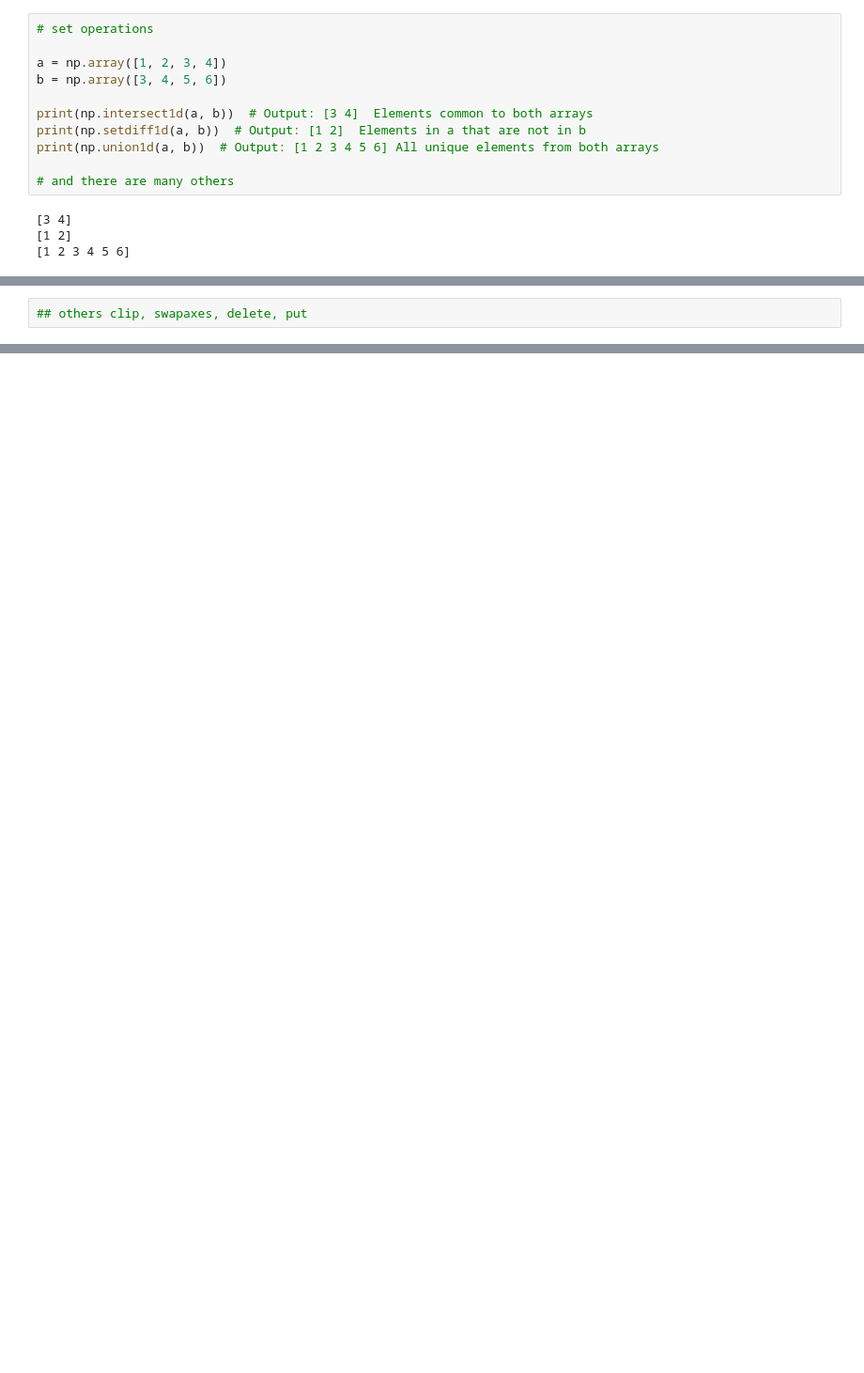
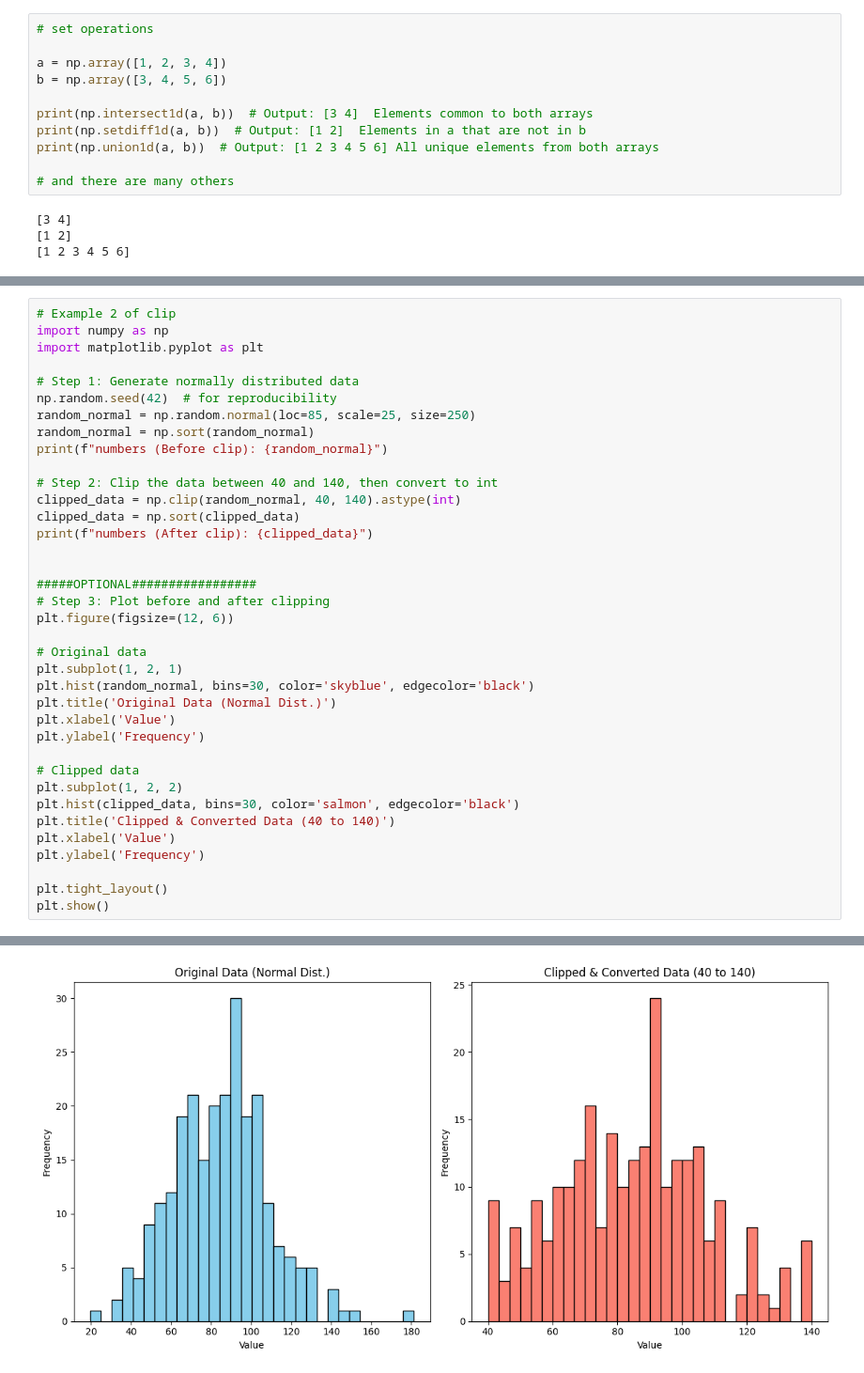
Before and after one commit to ash322ash422/tut_pandas_numpy, a Jupyter notebook: tut_numpy_3_arraymath.ipynb, the cells around one changed output, grey strips where cells are left out. Shown: that part at 94% size. Cells and saved outputs as stored; diff of their text form; blank space fills up the shorter version.

```diff
--- a/tut_numpy_3_arraymath.ipynb
+++ b/tut_numpy_3_arraymath.ipynb
@@ -855,2 +893,38 @@ print(np.union1d(a, b))  # Output: [1 2 3 4 5 6] All unique elements from both a
 # %%
-## others clip, swapaxes, delete, put
+# Example 2 of clip
+import numpy as np
+import matplotlib.pyplot as plt
+
+# Step 1: Generate normally distributed data
+np.random.seed(42)  # for reproducibility
+random_normal = np.random.normal(loc=85, scale=25, size=250)
+random_normal = np.sort(random_normal)
+print(f"numbers (Before clip): {random_normal}")
+
+# Step 2: Clip the data between 40 and 140, then convert to int
+clipped_data = np.clip(random_normal, 40, 140).astype(int)
+clipped_data = np.sort(clipped_data)
+print(f"numbers (After clip): {clipped_data}")
+
+
+#####OPTIONAL#################
+# Step 3: Plot before and after clipping
+plt.figure(figsize=(12, 6))
+
+# Original data
+plt.subplot(1, 2, 1)
+plt.hist(random_normal, bins=30, color='skyblue', edgecolor='black')
+plt.title('Original Data (Normal Dist.)')
+plt.xlabel('Value')
+plt.ylabel('Frequency')
+
+# Clipped data
+plt.subplot(1, 2, 2)
+plt.hist(clipped_data, bins=30, color='salmon', edgecolor='black')
+plt.title('Clipped & Converted Data (40 to 140)')
+plt.xlabel('Value')
+plt.ylabel('Frequency')
+
+plt.tight_layout()
+plt.show()
+# %% [output]
@@ -856,0 +948 @@ print(np.union1d(a, b))  # Output: [1 2 3 4 5 6] All unique elements from both a
+[figure, added]
```
Also changed, not shown: parts of 12 cells of this notebook.
